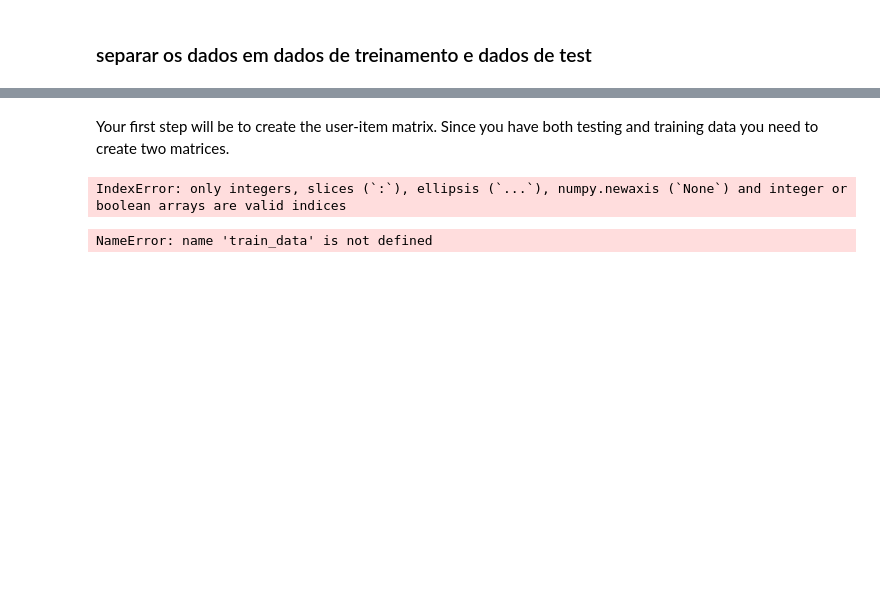
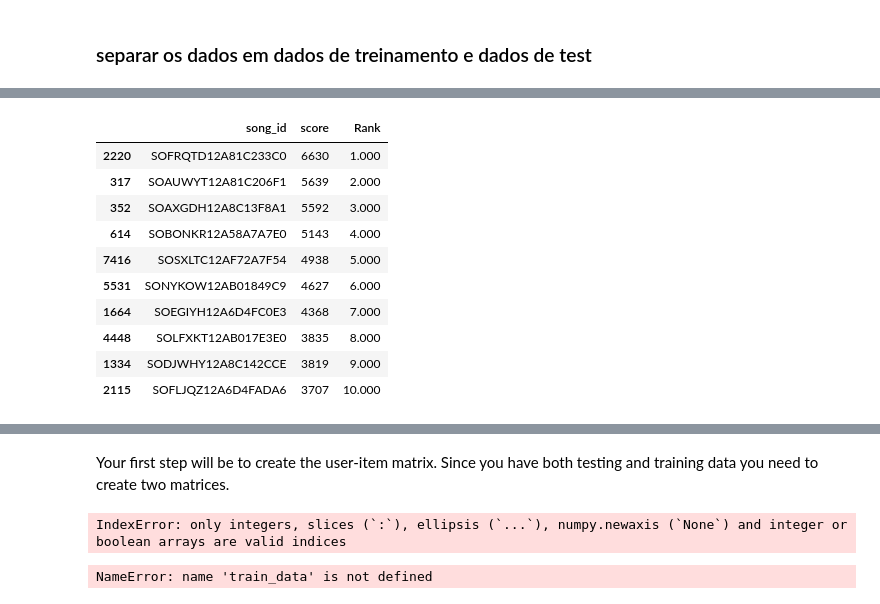
Before and after one commit to AlejandraG01/RS-init, a Jupyter notebook: my-MusicRS/mymusic_RS.ipynb, the cells around one changed output, grey strips where cells are left out. Drawn from its saved outputs; the diff is of its cells as text; code cells hidden in the pictures; blank space fills up the shorter version.

```diff
--- a/my-MusicRS/mymusic_RS.ipynb
+++ b/my-MusicRS/mymusic_RS.ipynb
@@ -196,0 +207,20 @@ train_data, test_data = cv.train_test_split(song_df, test_size=0.20, random_stat
+# %%
+
+train_data_grouped = train_data.groupby(['song_id']).agg({'user_id': 'count'}).reset_index()
+train_data_grouped.rename(columns = {'user_id': 'score'},inplace=True)
+train_data_sort = train_data_grouped.sort_values(['score', 'song_id'], ascending = [0,1])
+train_data_sort['Rank'] = train_data_sort['score'].rank(ascending=0, method='first')
+popularity_recommendations = train_data_sort.head(10)
+popularity_recommendations
+# %% [output]
+|  | song_id | score | Rank |
+| 2220 | SOFRQTD12A81C233C0 | 6630 | 1.000 |
+| 317 | SOAUWYT12A81C206F1 | 5639 | 2.000 |
+| 352 | SOAXGDH12A8C13F8A1 | 5592 | 3.000 |
+| 614 | SOBONKR12A58A7A7E0 | 5143 | 4.000 |
+| 7416 | SOSXLTC12AF72A7F54 | 4938 | 5.000 |
+| 5531 | SONYKOW12AB01849C9 | 4627 | 6.000 |
+| 1664 | SOEGIYH12A6D4FC0E3 | 4368 | 7.000 |
+| 4448 | SOLFXKT12AB017E3E0 | 3835 | 8.000 |
+| 1334 | SODJWHY12A8C142CCE | 3819 | 9.000 |
+| 2115 | SOFLJQZ12A6D4FADA6 | 3707 | 10.000 |
```
Also changed, not shown: parts of 4 cells of this notebook, 1 other file.
